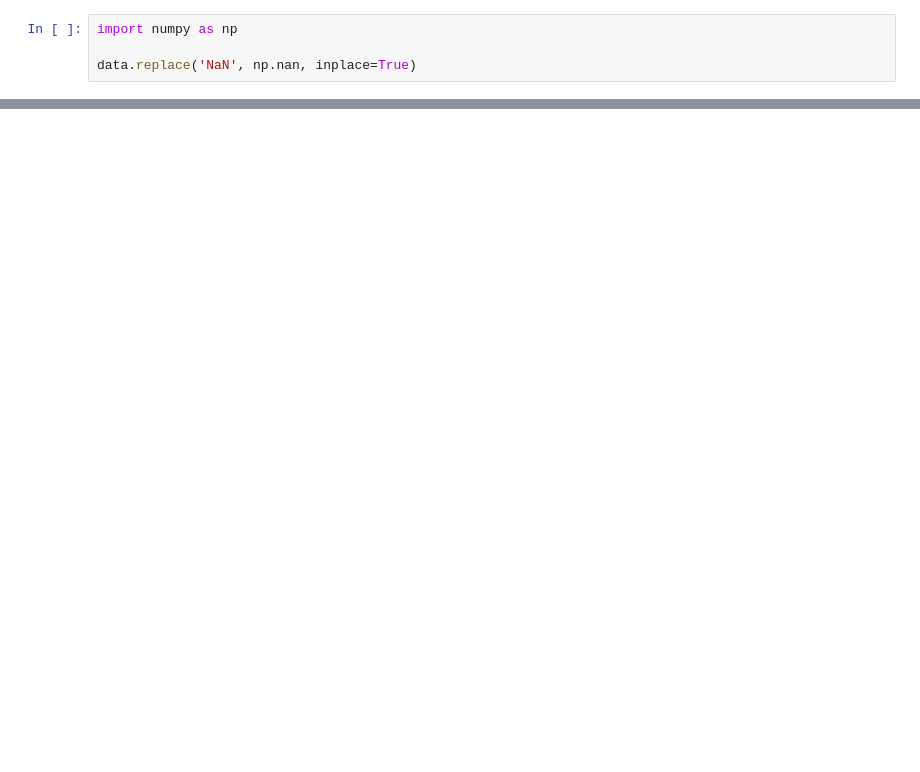
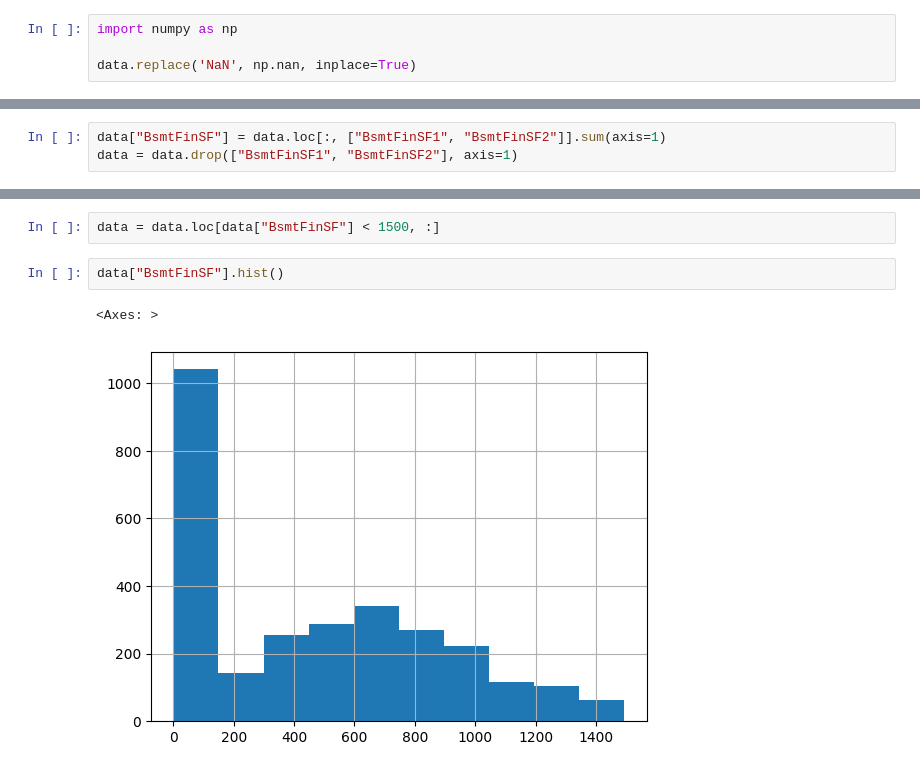
Before and after one commit to wetherc/data-2000, a Jupyter notebook: labs/050_decision-trees.ipynb, the cells around one changed output, grey strips where cells are left out. Drawn from its saved outputs; the diff is of its cells as text; blank space fills up the shorter version.

```diff
--- a/labs/050_decision-trees.ipynb
+++ b/labs/050_decision-trees.ipynb
@@ -328,0 +400,3 @@ SalePrice:      49.98% missing
+# %%
+data["BsmtFinSF"] = data.loc[:, ["BsmtFinSF1", "BsmtFinSF2"]].sum(axis=1)
+data = data.drop(["BsmtFinSF1", "BsmtFinSF2"], axis=1)
@@ -328,0 +411,7 @@ SalePrice:      49.98% missing
+# %%
+data = data.loc[data["BsmtFinSF"] < 1500, :]
+# %%
+data["BsmtFinSF"].hist()
+# %% [output]
+<Axes: >
+[figure, added]
```
Also changed, not shown: parts of 14 cells of this notebook.
